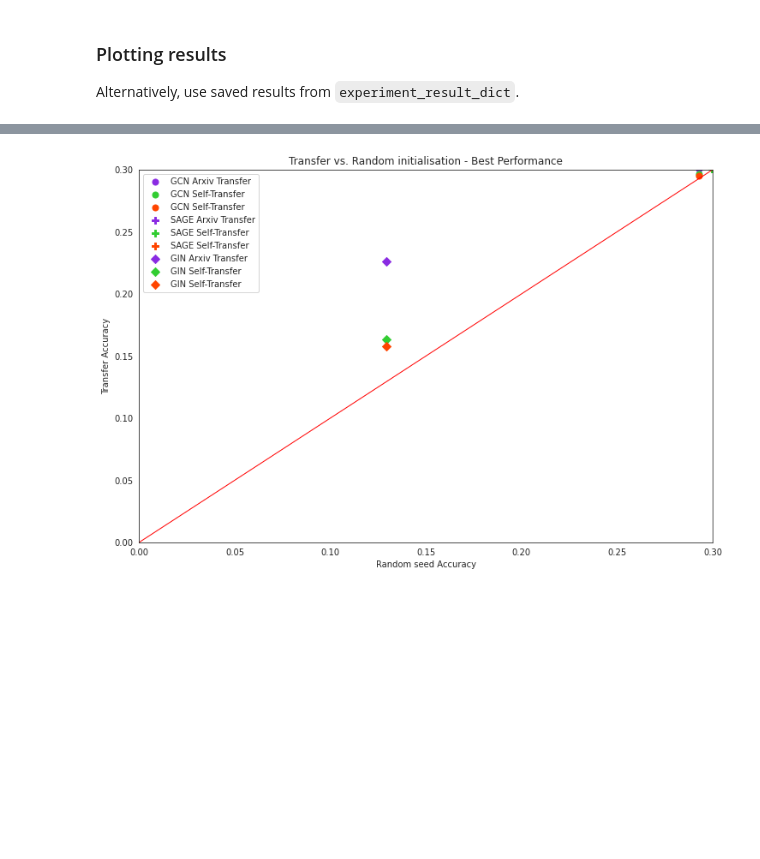
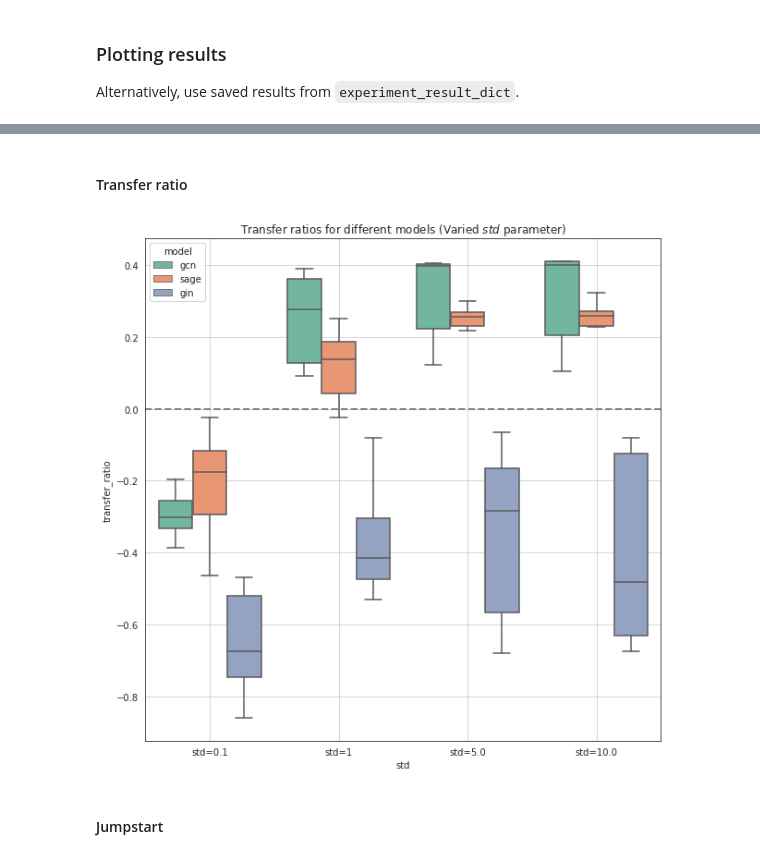
Before and after one commit to nishai/Graph-Network-Transfer, a Jupyter notebook: Synthetic Data/graph_classification/results/results.ipynb, the cells around one changed output, grey strips where cells are left out. Saved outputs shown, nothing was run; the diff lists cells and outputs as text; code cells hidden in the pictures; blank space fills up the shorter version.

```diff
--- a/Synthetic Data/graph_classification/results/results.ipynb
+++ b/Synthetic Data/graph_classification/results/results.ipynb
@@ -307,31 +250,49 @@ plt.legend();
-# %%
-colours = {'transfer': 'blueviolet', 'self-transfer': 'limegreen', 'self-transfer-new-layer': 'orangered'}
-markers = {'gcn': 'o', 'sage': 'P', 'gin': 'D'}
-
-plt.figure(figsize=(12,8))
-
-for model in models:
-    base = experiment_results[frozenset({model, 'base'})]['accuracies'].mean(axis=0).max()
-    transfer = experiment_results[frozenset({model, 'transfer'})]['accuracies'].mean(axis=0).max()
-    self_transfer = experiment_results[frozenset({model, 'self-transfer'})]['accuracies'].mean(axis=0).max()
-    self_transfer_new_layer = experiment_results[frozenset({model, 'self-transfer-new-layer'})]['accuracies'].mean(axis=0).max()
-
-    plt.scatter(base, transfer, marker=markers[model], s=50,
-                label='{} Arxiv Transfer'.format(model.upper()), color=colours['transfer'])
-    plt.scatter(base, self_transfer, marker=markers[model], s=50,
-                label='{} Self-Transfer'.format(model.upper()), color=colours['self-transfer'])
-    plt.scatter(base, self_transfer_new_layer, marker=markers[model], s=50,
-                label='{} Self-Transfer'.format(model.upper()), color=colours['self-transfer-new-layer'])
-
-plt.plot(np.linspace(0, 1), np.linspace(0, 1), color='red', lw=1)
-
-axes = plt.gca()
-axes.set_xlim([0, 0.3])
-axes.set_ylim([0, 0.3])
-
-plt.title('Transfer vs. Random initialisation - Best Performance')
-plt.xlabel('Random seed Accuracy')
-plt.ylabel('Transfer Accuracy')
-plt.legend();
-# %% [output]
-[figure, removed]
+# %% [markdown]
+#### Transfer ratio
+# %%
+def transfer_ratio(base_curve, transfer_curve):
+    base_auc = auc(np.arange(200), base_curve)
+    transfer_auc = auc(np.arange(200), transfer_curve)
+
+    return (transfer_auc - base_auc) / base_auc
+
+
+def get_exp_transfer_ratios(base_curve, transfer_curve):
+    return np.array([ transfer_ratio(b, t) for b, t in zip(base_curve, transfer_curve) ])
+# %%
+MODE='std'
+
+transfer_ratios_list = []
+
+for i, model in enumerate(models):
+    # base experiment
+    base_acc = experiment_results['base'][frozenset({'base', model})]['accuracies']
+
+    trs = {}
+    # transfer experiments
+    for tag, result in experiment_results[MODE][model].items():
+        transfer_acc = result['accuracies']
+        transfer_ratios_ = get_exp_transfer_ratios(base_acc, transfer_acc)
+
+        for tr in transfer_ratios_:
+            tr = {'model': model, MODE: get_label(tag, MODE), 'transfer_ratio': tr}
+            transfer_ratios_list.append(tr)
+
+transfer_ratios_df = pd.DataFrame.from_records(transfer_ratios_list)
+# %%
+plt.figure(figsize=(10, 10))
+
+ax = sns.boxplot(data=transfer_ratios_df, x=MODE, y='transfer_ratio', hue='model', palette="Set2", showfliers = False)
+
+ax.axhline(y=0, color='grey', lw=2, linestyle='--')
+# plt.fill_between([ax.get_xlim()[0], ax.get_xlim()[1]], 0, ax.get_ylim()[1], alpha=0.1, color='green')
+# plt.fill_between([ax.get_xlim()[0], ax.get_xlim()[1]], ax.get_ylim()[0], 0, alpha=0.1, color='red')
+
+ax.grid(True)
+plt.title('Transfer ratios for different models (Varied ${}$ parameter)'.format(MODE));
+
+plt.show()
+# %% [output]
+[figure, added]
+# %% [markdown]
+#### Jumpstart
```
Also changed, not shown: parts of 17 cells of this notebook, 4 other files.
